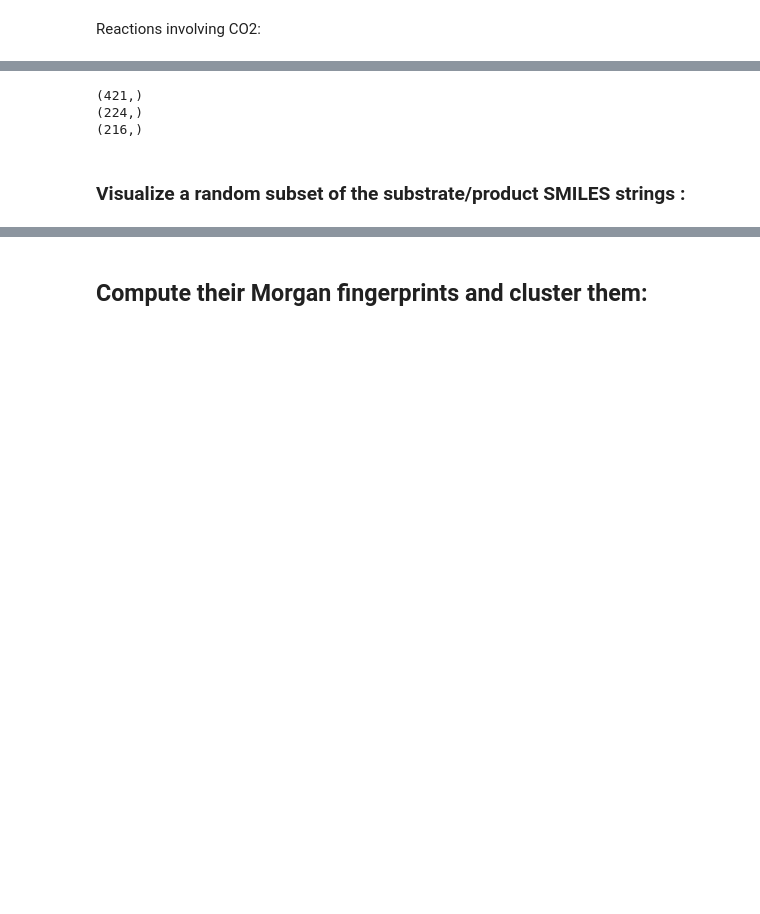
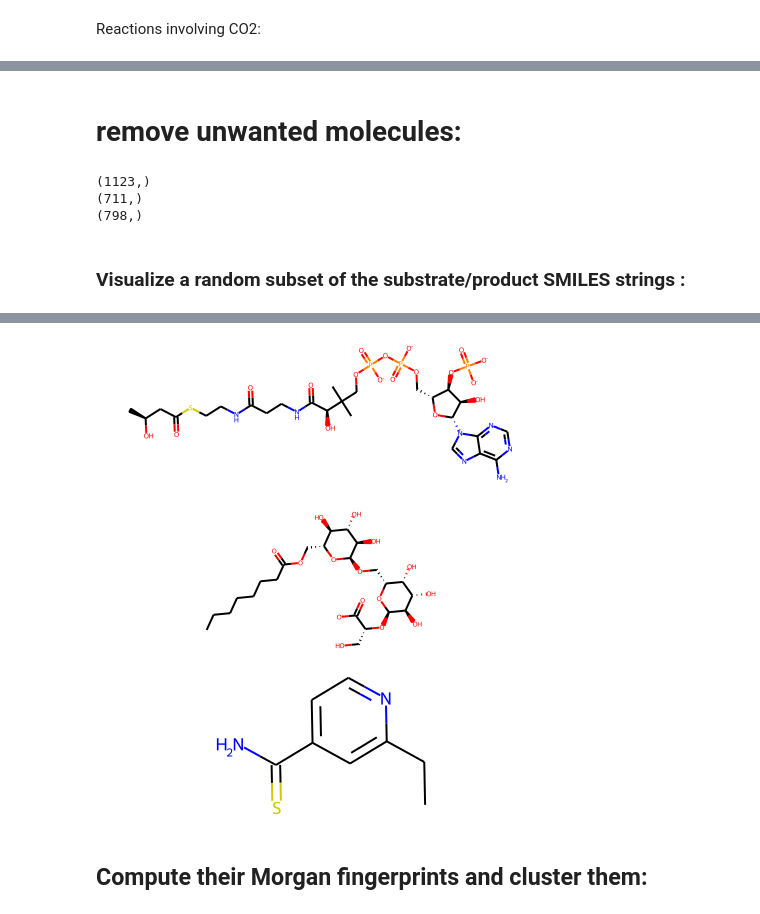
Before and after one commit to ajinich/mtb_tn_db, a Jupyter notebook: ml-standardised_data/smiles_clustering_vis.ipynb, the cells around one changed output, grey strips where cells are left out. Drawn from its saved outputs; the diff is of its cells as text; code cells hidden in the pictures; blank space fills up the shorter version.

```diff
--- a/ml-standardised_data/smiles_clustering_vis.ipynb
+++ b/ml-standardised_data/smiles_clustering_vis.ipynb
@@ -133,0 +145,2 @@ remove cofactors:
+# %% [markdown]
+# remove unwanted molecules:
@@ -137,20 +154,20 @@ df_45_l_rhea_chebi_smiles_noCF.reset_index(inplace=True, drop=True)
 # %%
 # How many uniqu compounds?
-print(df_45_l_rhea_chebi_smiles_noCF.smiles.unique().shape)
+print(df_UP_rhea_chebi_smiles.smiles.unique().shape)
 # How many come from the left side of the reaction?
-print(df_45_l_rhea_chebi_smiles_noCF[df_45_l_rhea_chebi_smiles_noCF.type=='LEFT'].smiles.unique().shape)
+print(df_UP_rhea_chebi_smiles[df_UP_rhea_chebi_smiles.type=='LEFT'].smiles.unique().shape)
 # How many come from the right side of the reaction?
-print(df_45_l_rhea_chebi_smiles_noCF[df_45_l_rhea_chebi_smiles_noCF.type=='RIGHT'].smiles.unique().shape)
+print(df_UP_rhea_chebi_smiles[df_UP_rhea_chebi_smiles.type=='RIGHT'].smiles.unique().shape)
 # %% [output]
-(421,)
-(224,)
-(216,)
+(1123,)
+(711,)
+(798,)
 # %% [markdown]
 ### Visualize a random subset of the substrate/product SMILES strings :
 # %%
-mols_smiles = list(set(df_45_l_rhea_chebi_smiles_noCF.smiles.tolist()))
+mols_smiles = list(set(df_UP_rhea_chebi_smiles.smiles.tolist()))
 mols_rdkit = [Chem.MolFromSmiles(smi) for smi in mols_smiles]
-rand_mols = random.sample(mols_rdkit, 5)
+rand_mols = sample(mols_rdkit, 3)
 for mol in rand_mols:
     display(mol)
 # %% [output]
@@ -158,3 +180,6 @@ NameError: name 'df_45_l_rhea_chebi_smiles_noCF' is not defined
+[figure, added]
+[figure, added]
+[figure, added]
 # %% [markdown]
 ## Compute their Morgan fingerprints and cluster them:
 # %%
```
Also changed, not shown: parts of 49 cells of this notebook, 1 other file.
